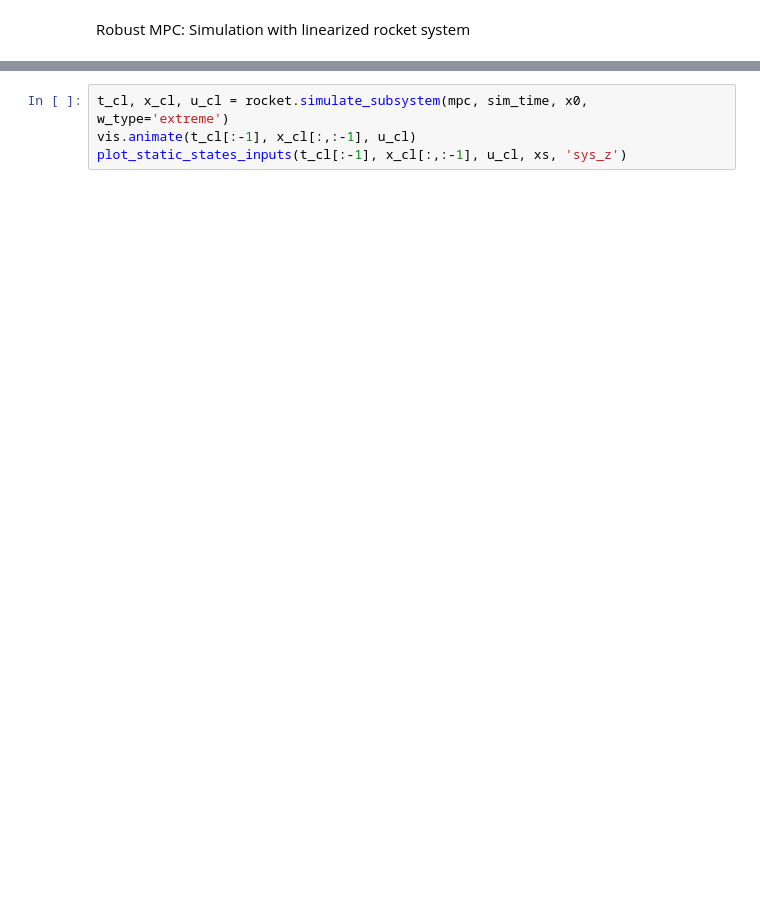
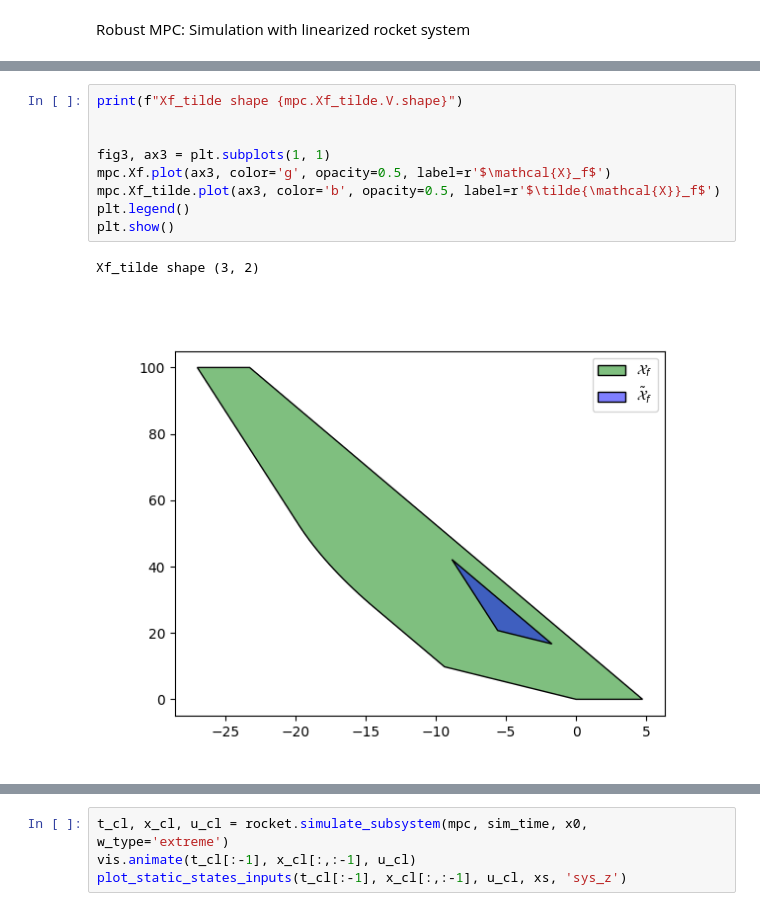
Before and after one commit to tancredelg/MPC-Course-EPFL, a Jupyter notebook: project/Deliverable_6_1&2/Deliverable_6_1.ipynb, the cells around one changed output, grey strips where cells are left out. Drawn from its saved outputs; the diff is of its cells as text; blank space fills up the shorter version.

```diff
--- a/project/Deliverable_6_1&2/Deliverable_6_1.ipynb
+++ b/project/Deliverable_6_1&2/Deliverable_6_1.ipynb
@@ -50,3 +104,15 @@ ModuleNotFoundError: No module named 'src'
+# %%
+print(f"Xf_tilde shape {mpc.Xf_tilde.V.shape}")
+
+
+fig3, ax3 = plt.subplots(1, 1)
+mpc.Xf.plot(ax3, color='g', opacity=0.5, label=r'$\mathcal{X}_f$')
+mpc.Xf_tilde.plot(ax3, color='b', opacity=0.5, label=r'$\tilde{\mathcal{X}}_f$')
+plt.legend()
+plt.show()
+# %% [output]
+Xf_tilde shape (3, 2)
+[figure, added]
 # %%
 t_cl, x_cl, u_cl = rocket.simulate_subsystem(mpc, sim_time, x0, w_type='random')
 vis.animate(t_cl[:-1], x_cl[:,:-1], u_cl)
```
Also changed, not shown: parts of 6 cells of this notebook, 8 other files.
